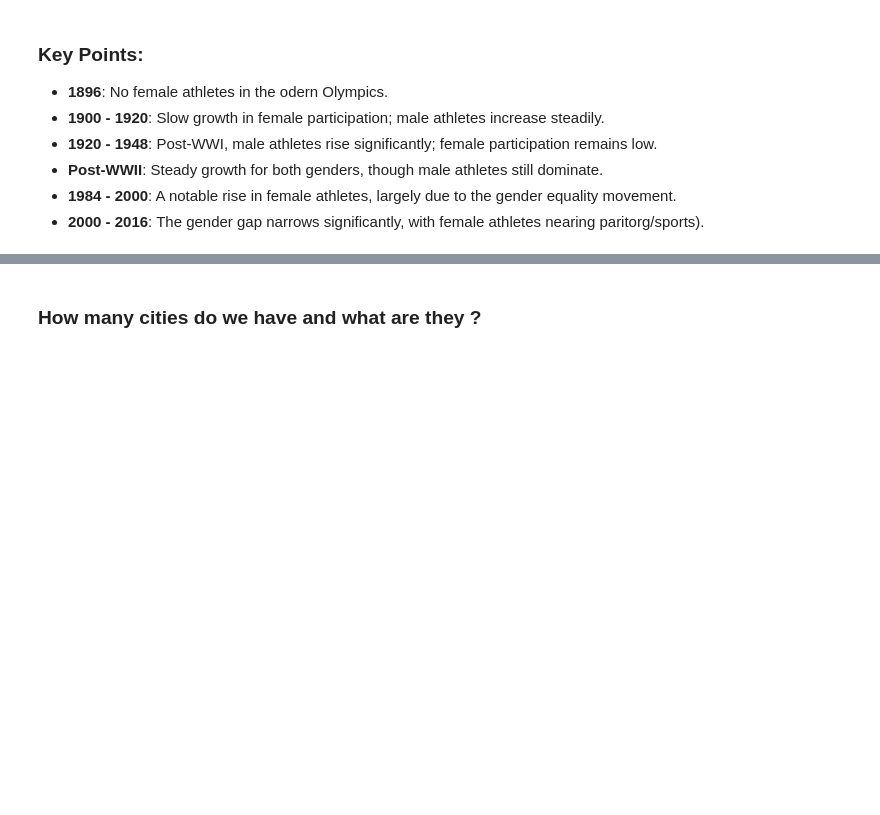
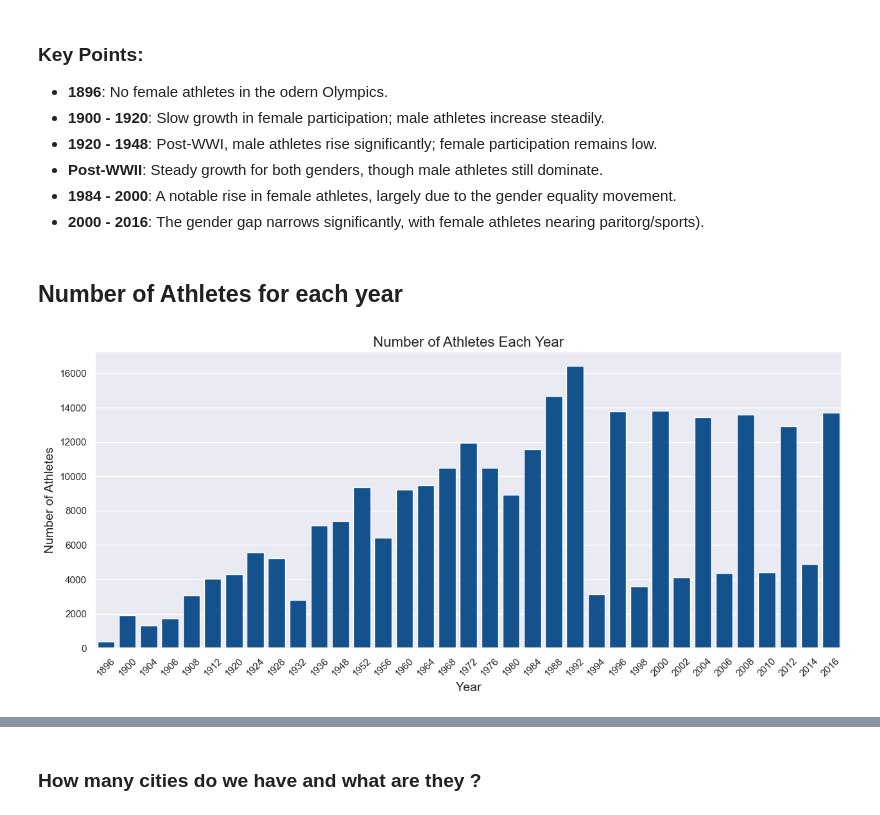
Before and after one commit to BassamSaleh99/Olympic-EDA, a Jupyter notebook: Olympic-EDA.ipynb, the cells around one changed output, grey strips where cells are left out. Drawn from its saved outputs; the diff is of its cells as text; code cells hidden in the pictures; blank space fills up the shorter version.

Commit message:
Number of Athletes for each year

```diff
--- a/Olympic-EDA.ipynb
+++ b/Olympic-EDA.ipynb
@@ -350,3 +350,21 @@ plt.show()
 - **Post-WWII**: Steady growth for both genders, though male athletes still dominate.
 - **1984 - 2000**: A notable rise in female athletes, largely due to the gender equality movement.
 - **2000 - 2016**: The gender gap narrows significantly, with female athletes nearing paritorg/sports).
+# %% [markdown]
+## Number of Athletes for each year
+# %%
+# Number of athletes for each year (chronologically)
+number_of_athlete_each_year = df.groupby('Year')['Name'].count().sort_index(ascending=True)
+# %%
+plt.figure(figsize=(15, 6))
+
+sns.barplot(x=number_of_athlete_each_year.index, y=number_of_athlete_each_year, color='#0052A2')
+
+plt.title('Number of Athletes Each Year', fontsize=16)
+plt.xlabel('Year', fontsize=14)
+plt.ylabel('Number of Athletes', fontsize=14)
+
+plt.xticks(rotation=45)
+plt.show()
+# %% [output]
+[figure, added]
```
Also changed, not shown: parts of 1 cell of this notebook.
